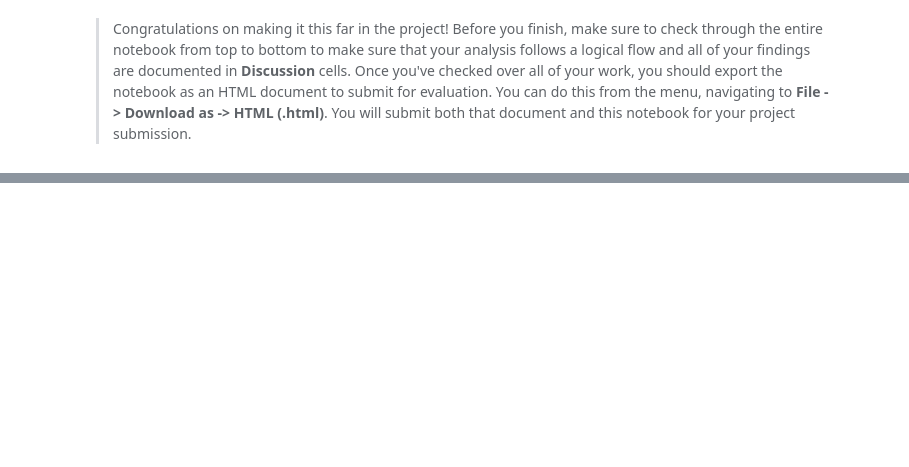
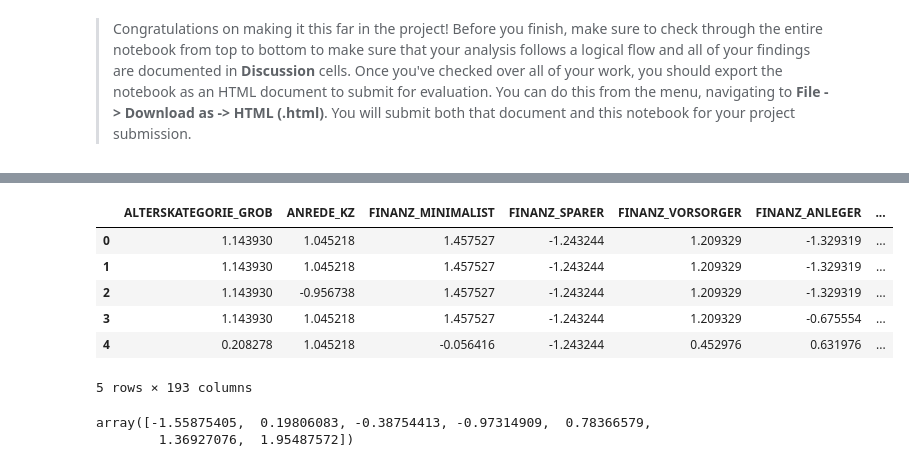
Before and after one commit to wcouturiaux/udacity-ml-customer-segs, a Jupyter notebook: Identify_Customer_Segments.ipynb, the cells around one changed output, grey strips where cells are left out. Cells and saved outputs as stored; diff of their text form; code cells hidden in the pictures; blank space fills up the shorter version.

```diff
--- a/Identify_Customer_Segments.ipynb
+++ b/Identify_Customer_Segments.ipynb
@@ -1301,0 +1580,15 @@ Length: 193, dtype: float64
+# %%
+customers_cleaned_imp_scl.head()
+# %% [output]
+|  | ALTERSKATEGORIE_GROB | ANREDE_KZ | FINANZ_MINIMALIST | FINANZ_SPARER | FINANZ_VORSORGER | FINANZ_ANLEGER | ... |
+| 0 | 1.143930 | 1.045218 | 1.457527 | -1.243244 | 1.209329 | -1.329319 | ... |
+| 1 | 1.143930 | 1.045218 | 1.457527 | -1.243244 | 1.209329 | -1.329319 | ... |
+| 2 | 1.143930 | -0.956738 | 1.457527 | -1.243244 | 1.209329 | -1.329319 | ... |
+| 3 | 1.143930 | 1.045218 | 1.457527 | -1.243244 | 1.209329 | -0.675554 | ... |
+| 4 | 0.208278 | 1.045218 | -0.056416 | -1.243244 | 0.452976 | 0.631976 | ... |
+5 rows × 193 columns
+# %%
+customers_cleaned_imp_scl['SEMIO_TRADV'].unique()
+# %% [output]
+array([-1.55875405,  0.19806083, -0.38754413, -0.97314909,  0.78366579,
+        1.36927076,  1.95487572])
```
Also changed, not shown: parts of 38 cells of this notebook, 1 other file.
